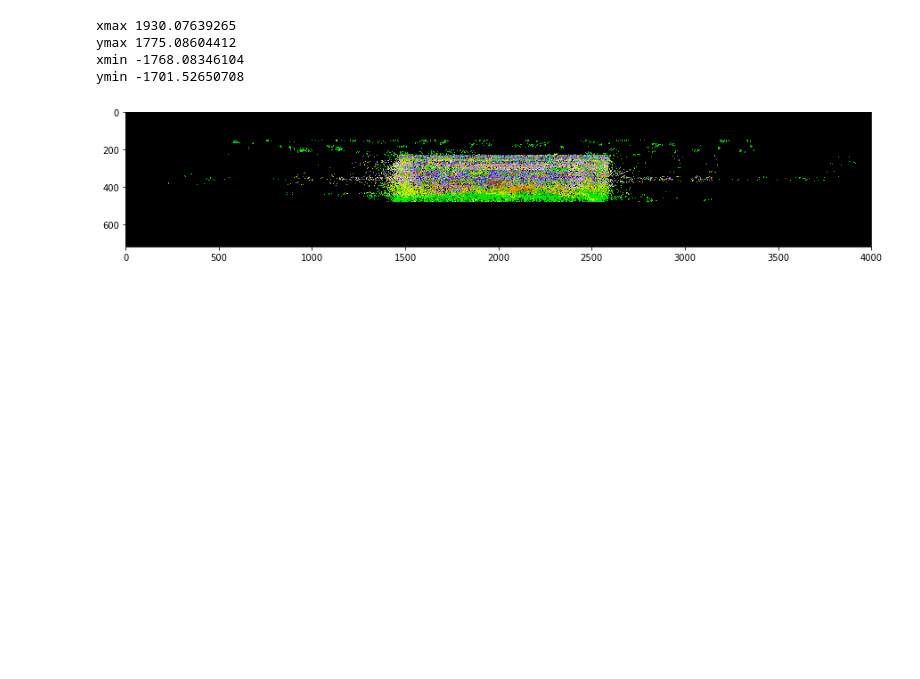
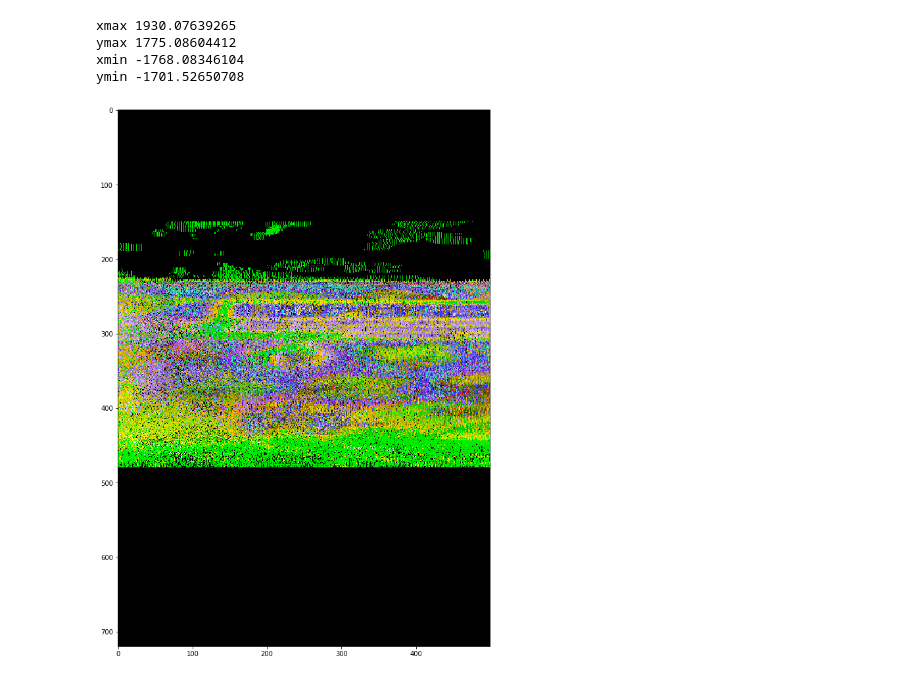
Before and after one commit to ongchinkiat/realsense-d435, a Jupyter notebook: d435-analysis-848.ipynb, the cells around one changed output. Drawn from its saved outputs; the diff is of its cells as text; code cells hidden in the pictures; blank space fills up the shorter version.

```diff
--- a/d435-analysis-848.ipynb
+++ b/d435-analysis-848.ipynb
@@ -303,12 +303,12 @@ ymin -1701.52650708
 # %%
 x_view_clip = np.zeros((720,4000,3), dtype=float)
 np.clip(x_view, 0, 255, out=x_view_clip)
 
 y_view_clip = np.zeros((720,4000,3), dtype=float)
 np.clip(y_view, 0, 255, out=y_view_clip)
 
 fig = plt.figure(figsize=(15, 15))
-plt.imshow(x_view_clip[:,:,:])
+plt.imshow(x_view_clip[:,1500:2000,:])
 plt.show()
 # %% [output]
-[figure, old version]
+[figure, new version]
```
